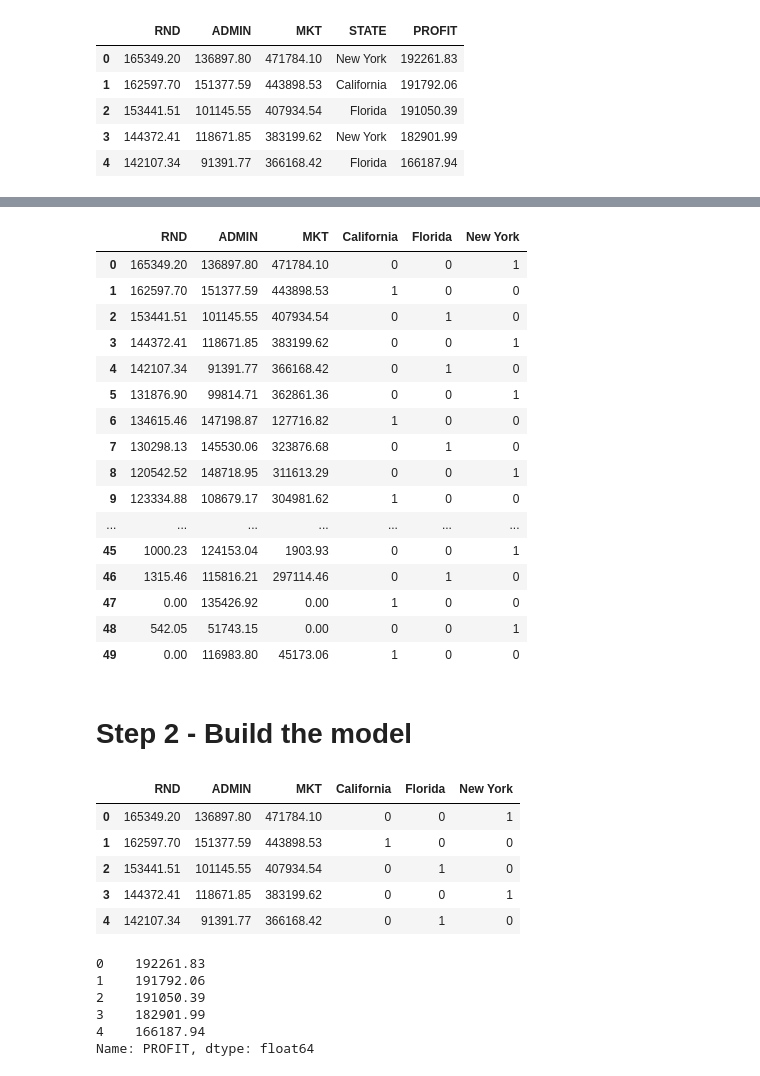
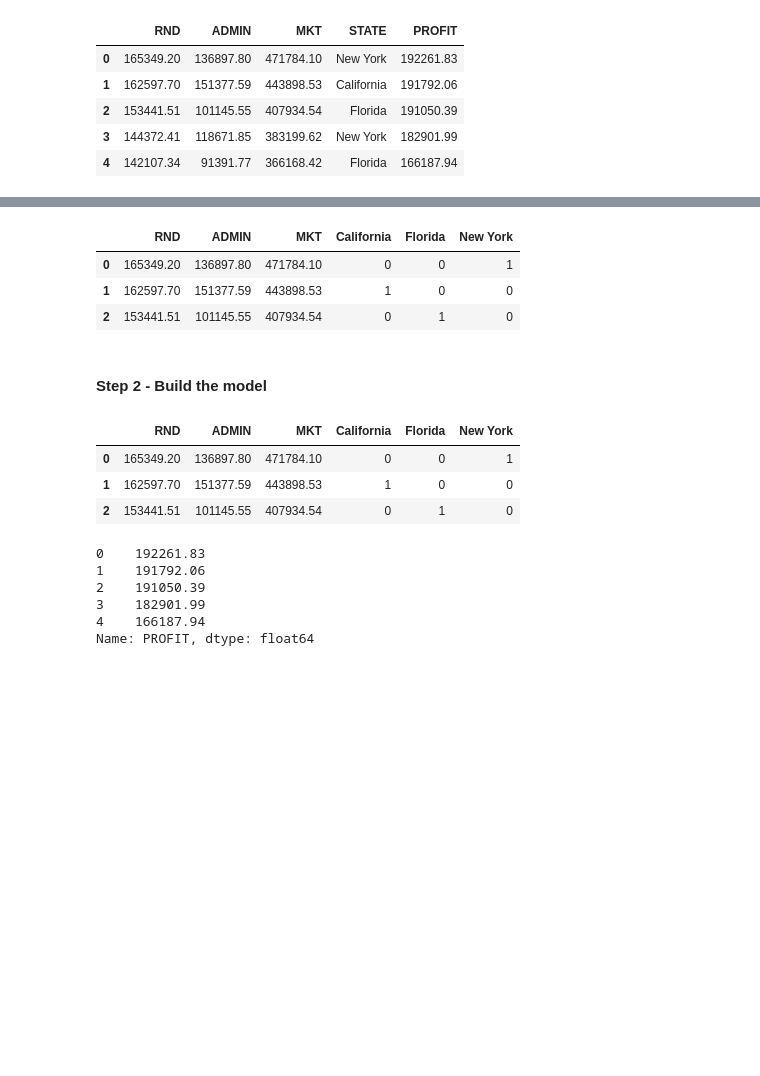
Before and after one commit to deanesh/ML-Wakad-Weekdays-5-7-pm-11th-Dec, a Jupyter notebook: 02_Multiple_Linear_Reg/MLR.ipynb, the cells around one changed output, grey strips where cells are left out. Drawn from its saved outputs; the diff is of its cells as text; code cells hidden in the pictures; blank space fills up the shorter version.

```diff
--- a/02_Multiple_Linear_Reg/MLR.ipynb
+++ b/02_Multiple_Linear_Reg/MLR.ipynb
@@ -40,37 +27,22 @@ pd.get_dummies(df["STATE"], dtype=int)
 # %%
 X_num = df[["RND", "ADMIN", "MKT"]]
 X_cat = pd.get_dummies(df["STATE"], dtype=int)
 X_pre = X_num.join(X_cat)
-X_pre
+X_pre.head(3)
 # %% [output]
 |  | RND | ADMIN | MKT | California | Florida | New York |
 | 0 | 165349.20 | 136897.80 | 471784.10 | 0 | 0 | 1 |
 | 1 | 162597.70 | 151377.59 | 443898.53 | 1 | 0 | 0 |
 | 2 | 153441.51 | 101145.55 | 407934.54 | 0 | 1 | 0 |
-| 3 | 144372.41 | 118671.85 | 383199.62 | 0 | 0 | 1 |
-| 4 | 142107.34 | 91391.77 | 366168.42 | 0 | 1 | 0 |
-| 5 | 131876.90 | 99814.71 | 362861.36 | 0 | 0 | 1 |
-| 6 | 134615.46 | 147198.87 | 127716.82 | 1 | 0 | 0 |
-| 7 | 130298.13 | 145530.06 | 323876.68 | 0 | 1 | 0 |
-| 8 | 120542.52 | 148718.95 | 311613.29 | 0 | 0 | 1 |
-| 9 | 123334.88 | 108679.17 | 304981.62 | 1 | 0 | 0 |
-| ... | ... | ... | ... | ... | ... | ... |
-| 45 | 1000.23 | 124153.04 | 1903.93 | 0 | 0 | 1 |
-| 46 | 1315.46 | 115816.21 | 297114.46 | 0 | 1 | 0 |
-| 47 | 0.00 | 135426.92 | 0.00 | 1 | 0 | 0 |
-| 48 | 542.05 | 51743.15 | 0.00 | 0 | 0 | 1 |
-| 49 | 0.00 | 116983.80 | 45173.06 | 1 | 0 | 0 |
 # %% [markdown]
-# Step 2 - Build the model
+#### Step 2 - Build the model
 # %%
-X_pre.head()
+X_pre.head(3)
 # %% [output]
 |  | RND | ADMIN | MKT | California | Florida | New York |
 | 0 | 165349.20 | 136897.80 | 471784.10 | 0 | 0 | 1 |
 | 1 | 162597.70 | 151377.59 | 443898.53 | 1 | 0 | 0 |
 | 2 | 153441.51 | 101145.55 | 407934.54 | 0 | 1 | 0 |
-| 3 | 144372.41 | 118671.85 | 383199.62 | 0 | 0 | 1 |
-| 4 | 142107.34 | 91391.77 | 366168.42 | 0 | 1 | 0 |
 # %%
 Y = df["PROFIT"]
 Y.head()
```
Also changed, not shown: parts of 6 cells of this notebook, 10 other files.
